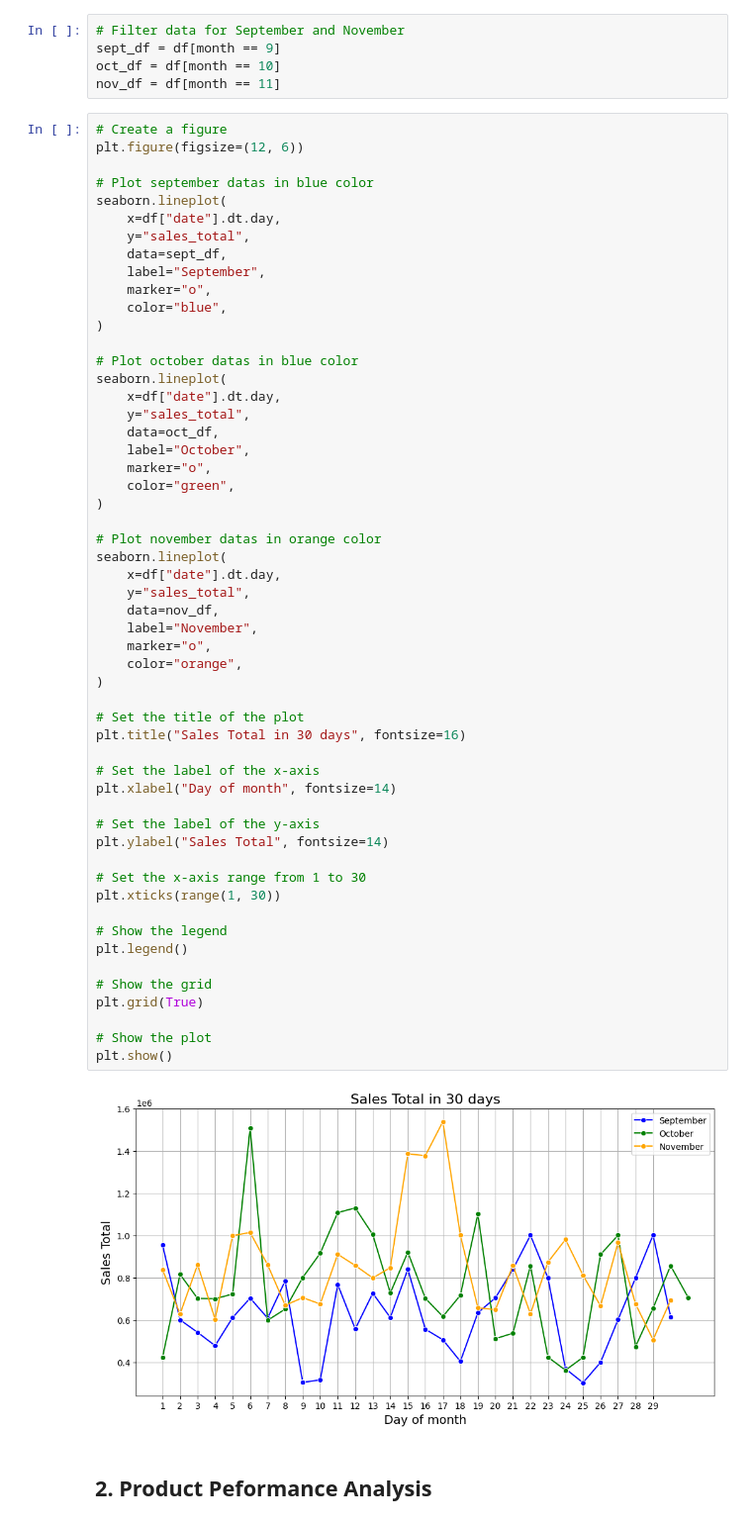
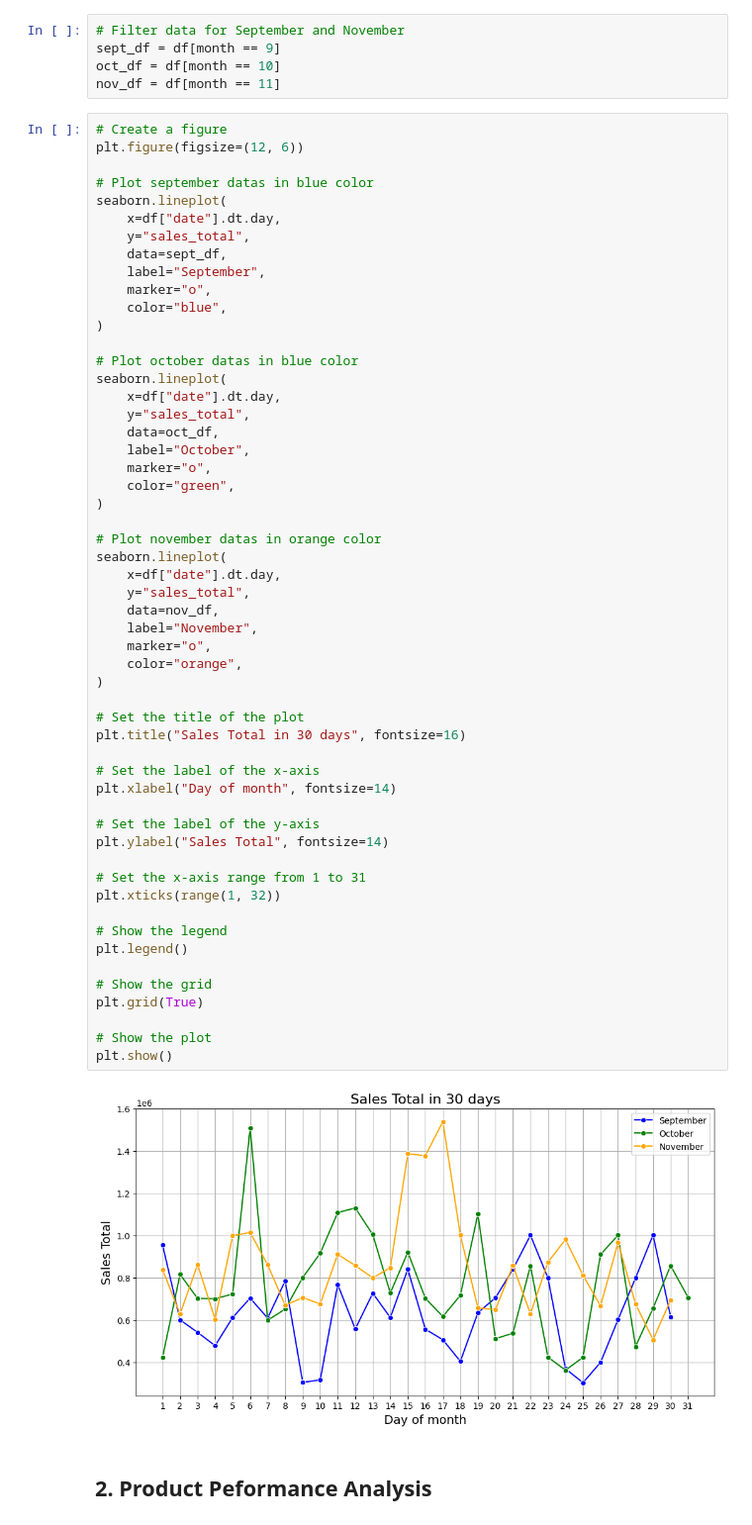
Before and after one commit to bryanfks-dev/Klempoken-Analysis, a Jupyter notebook: plot_analysis.ipynb, the cells around one changed output. Shown at 99% size. Cells and saved outputs as stored; diff of their text form.

Commit message:
update date range

```diff
--- a/plot_analysis.ipynb
+++ b/plot_analysis.ipynb
@@ -127,36 +127,36 @@ seaborn.lineplot(
 
 # Plot november datas in orange color
 seaborn.lineplot(
     x=df["date"].dt.day,
     y="sales_total",
     data=nov_df,
     label="November",
     marker="o",
     color="orange",
 )
 
 # Set the title of the plot
 plt.title("Sales Total in 30 days", fontsize=16)
 
 # Set the label of the x-axis
 plt.xlabel("Day of month", fontsize=14)
 
 # Set the label of the y-axis
 plt.ylabel("Sales Total", fontsize=14)
 
-# Set the x-axis range from 1 to 30
-plt.xticks(range(1, 30))
+# Set the x-axis range from 1 to 31
+plt.xticks(range(1, 32))
 
 # Show the legend
 plt.legend()
 
 # Show the grid
 plt.grid(True)
 
 # Show the plot
 plt.show()
 # %% [output]
-[figure, old version]
+[figure, new version]
 # %% [markdown]
 ## 2. Product Peformance Analysis
 # %%
```
